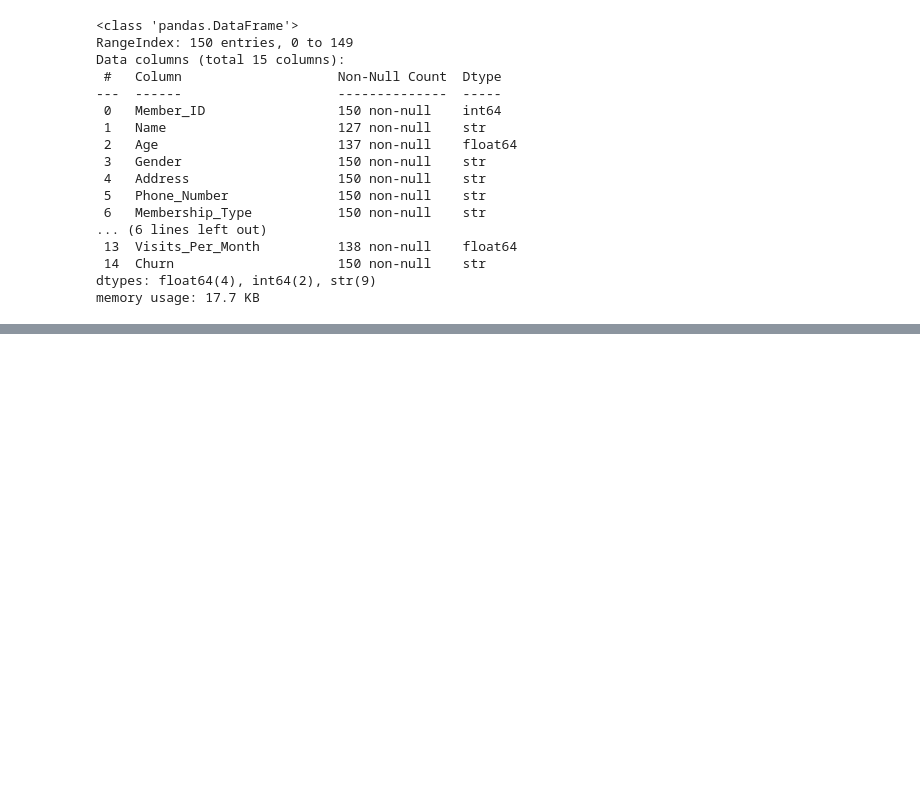
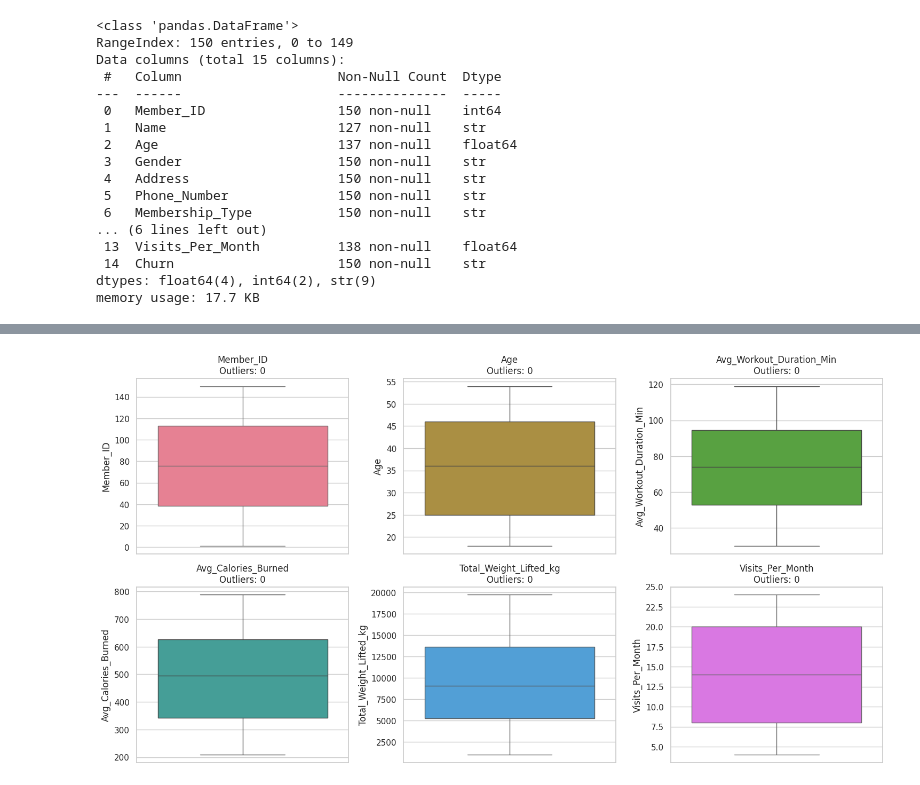
Before and after one commit to Cristian131x/Ejemplo-Proyecto-2-Parte-I-Core-, a Jupyter notebook: EDA/1_EDA_Deserción_en_Gimnasios.ipynb, the cells around one changed output, grey strips where cells are left out. Drawn from its saved outputs; the diff is of its cells as text; code cells hidden in the pictures; blank space fills up the shorter version.

```diff
--- a/EDA/1_EDA_Deserción_en_Gimnasios.ipynb
+++ b/EDA/1_EDA_Deserción_en_Gimnasios.ipynb
@@ -39,6 +39,12 @@ import numpy as np
 # Importamos matplotlib y seaborn para las visualizaciones y gráficos
 import matplotlib.pyplot as plt
 import seaborn as sns
+
+import warnings
+warnings.filterwarnings('ignore')
+
+# Configurar el estilo de los gráficos
+sns.set_theme(style="whitegrid")
 # %% [markdown]
 # **Carga del Conjunto de Datos**
 
@@ -90,0 +275,21 @@ memory usage: 17.7 KB
+# %%
+cols = df.select_dtypes(include='number').columns
+colors = sns.color_palette("husl", len(cols))
+
+fig, ax = plt.subplots((len(cols)+2)//3, 3, figsize=(15, 4*((len(cols)+2)//3)))
+ax = ax.flatten()
+
+for i, (col, color) in enumerate(zip(cols, colors)):
+    sns.boxplot(y=df[col], ax=ax[i], color=color)
+    q1, q3 = df[col].quantile([.25, .75])
+    iqr = q3 - q1
+    n = ((df[col] < q1 - 1.5*iqr) | (df[col] > q3 + 1.5*iqr)).sum()
+    ax[i].set_title(f'{col}\nOutliers: {n}')
+
+for j in range(i+1, len(ax)):
+    fig.delaxes(ax[j])
+
+plt.tight_layout()
+plt.show()
+# %% [output]
+[figure, added]
```
Also changed, not shown: parts of 40 cells of this notebook, 1 other file.
